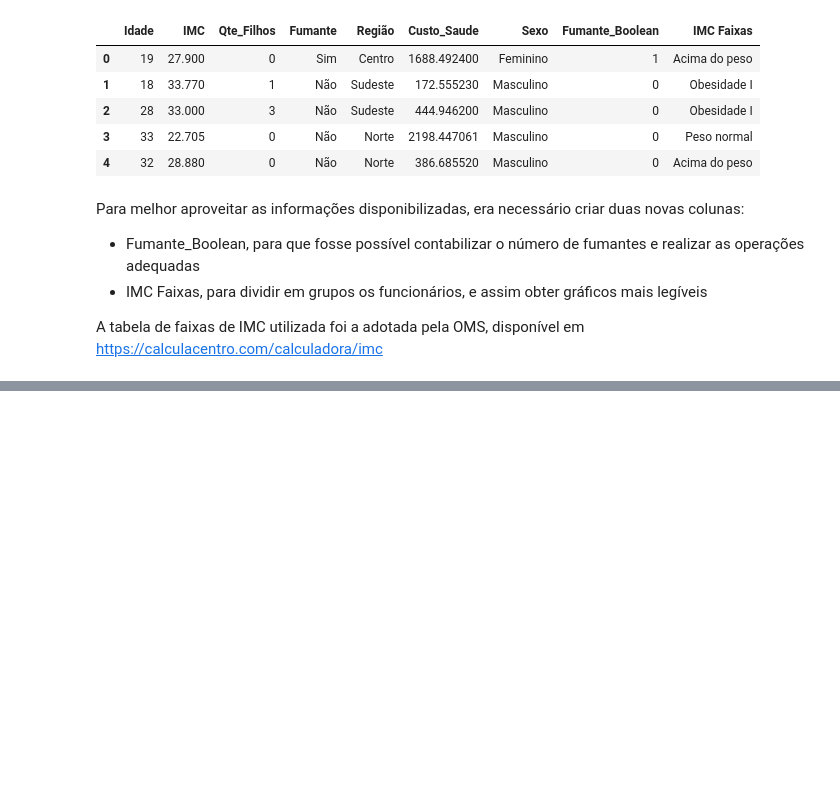
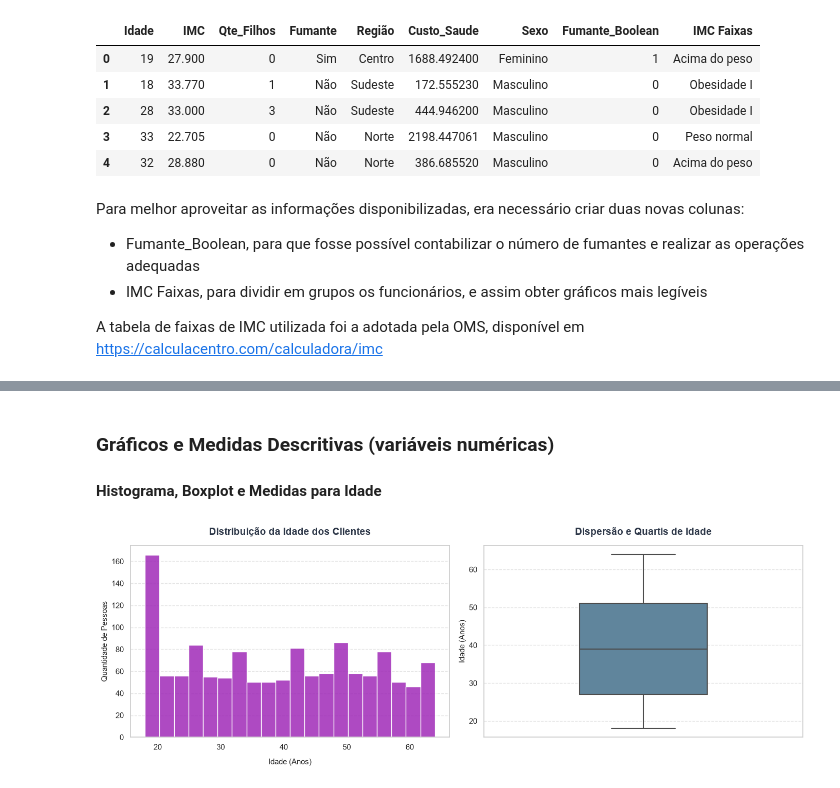
Before and after one commit to luizapilotto/case-plano-saude, a Jupyter notebook: notebooks/analise_exploratoria.ipynb, the cells around one changed output, grey strips where cells are left out. Drawn from its saved outputs; the diff is of its cells as text; code cells hidden in the pictures; blank space fills up the shorter version.

Commit message:
Variável Idade

```diff
--- a/notebooks/analise_exploratoria.ipynb
+++ b/notebooks/analise_exploratoria.ipynb
@@ -84,15 +97,15 @@ df.head()
 def classificar_imc(imc):
     if imc < 17:
         return 'Muito abaixo do peso'
-    elif imc < 18.5:
+    elif imc <= 18.49:
         return 'Abaixo do peso'
-    elif imc < 25:
+    elif imc <= 24.99:
         return 'Peso normal'
-    elif imc < 30:
+    elif imc <= 29.99:
         return 'Acima do peso'
-    elif imc < 35:
+    elif imc <= 34.99:
         return 'Obesidade I'
-    elif imc < 40:
+    elif imc <= 39.99:
         return 'Obesidade II (Severa)'
     else:
         return 'Obesidade III (Mórbida)'
@@ -160,0 +223,32 @@ print(freq_regiao)
+# %% [markdown]
+### Gráficos e Medidas Descritivas (variáveis numéricas)
+#### Histograma, Boxplot e Medidas para Idade
+# %%
+# Criando figura vazia
+fig, axes = plt.subplots(1, 2, figsize=(14, 5), facecolor='white')
+
+# Configurando o estilo geral
+sns.set_theme(style="whitegrid", rc={"axes.grid": False})
+
+# Criando histograma
+sns.histplot(df['Idade'], bins=20, ax=axes[0], color="#a02ab8", edgecolor='white', alpha=0.85)
+axes[0].set_title('Distribuição da Idade dos Clientes', fontsize=14, pad=15, weight='bold', color='#2d3748')
+axes[0].set_xlabel('Idade (Anos)', fontsize=11, labelpad=10)
+axes[0].set_ylabel('Quantidade de Pessoas', fontsize=11)
+axes[0].grid(axis='y', linestyle='--', alpha=0.5)
+
+#Criando boxplot
+sns.boxplot(data=df, y='Idade', ax=axes[1], color="#5688A6", width=0.4, linewidth=1.5)
+axes[1].set_title('Dispersão e Quartis de Idade', fontsize=14, pad=15, weight='bold', color='#2d3748')
+axes[1].set_ylabel('Idade (Anos)', fontsize=11)
+axes[1].set_xlabel('') # Removendo o texto desnecessário do eixo X
+axes[1].grid(axis='y', linestyle='--', alpha=0.5)
+
+# Ajustando o espaçamento
+plt.tight_layout()
+
+# Salvando com alta qualidade na sua pasta automática
+plt.savefig('../outputs/graphs/graficos_idade.png', dpi=300, bbox_inches='tight')
+plt.show()
+# %% [output]
+[figure, added]
```
Also changed, not shown: parts of 13 cells of this notebook, 6 other files.
